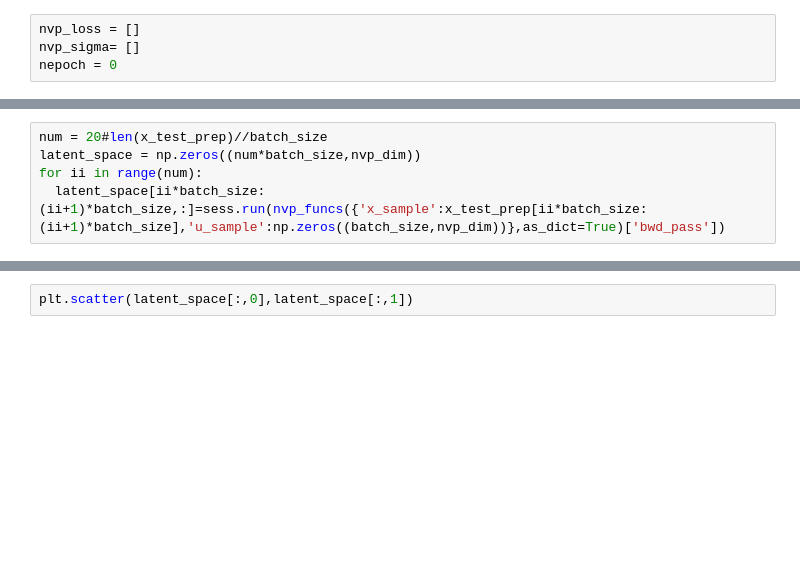
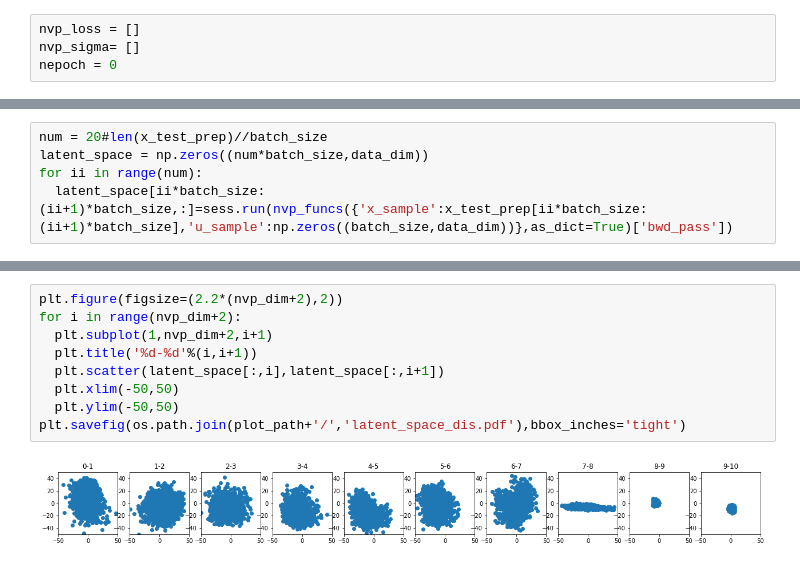
Before and after one commit to VMBoehm/NormalizingFlows, a Jupyter notebook: Stepwise_Compression_RealNVP_on_MNIST.ipynb, the cells around one changed output, grey strips where cells are left out. Cells and saved outputs as stored; diff of their text form; blank space fills up the shorter version.

```diff
--- a/Stepwise_Compression_RealNVP_on_MNIST.ipynb
+++ b/Stepwise_Compression_RealNVP_on_MNIST.ipynb
@@ -479,5 +554,5 @@ for i in range(16):
 # %%
 num = 20#len(x_test_prep)//batch_size
-latent_space = np.zeros((num*batch_size,nvp_dim))
+latent_space = np.zeros((num*batch_size,data_dim))
 for ii in range(num):
-  latent_space[ii*batch_size:(ii+1)*batch_size,:]=sess.run(nvp_funcs({'x_sample':x_test_prep[ii*batch_size:(ii+1)*batch_size],'u_sample':np.zeros((batch_size,nvp_dim))},as_dict=True)['bwd_pass'])
+  latent_space[ii*batch_size:(ii+1)*batch_size,:]=sess.run(nvp_funcs({'x_sample':x_test_prep[ii*batch_size:(ii+1)*batch_size],'u_sample':np.zeros((batch_size,data_dim))},as_dict=True)['bwd_pass'])
@@ -484,2 +573,11 @@ for ii in range(num):
-# %%
-plt.scatter(latent_space[:,0],latent_space[:,1])
+# %%
+plt.figure(figsize=(2.2*(nvp_dim+2),2))
+for i in range(nvp_dim+2):
+  plt.subplot(1,nvp_dim+2,i+1)
+  plt.title('%d-%d'%(i,i+1))
+  plt.scatter(latent_space[:,i],latent_space[:,i+1])
+  plt.xlim(-50,50)
+  plt.ylim(-50,50)
+plt.savefig(os.path.join(plot_path+'/','latent_space_dis.pdf'),bbox_inches='tight')
+# %% [output]
+[figure, added]
```
Also changed, not shown: parts of 23 cells of this notebook.
